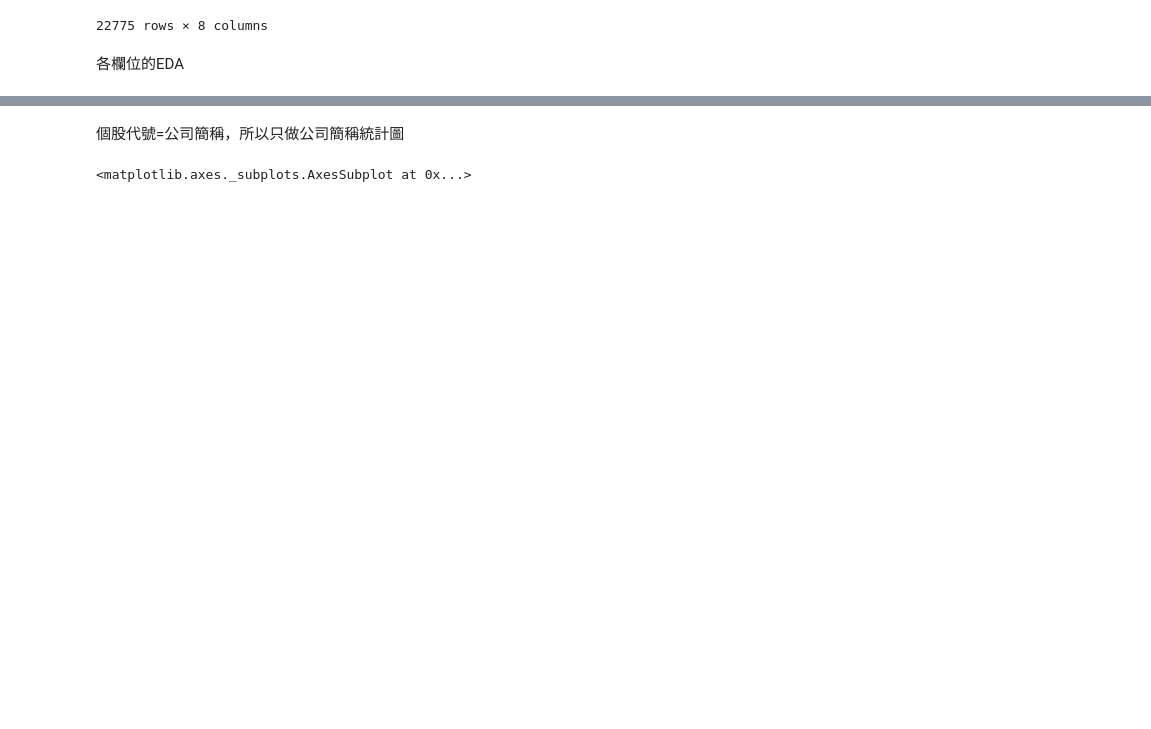
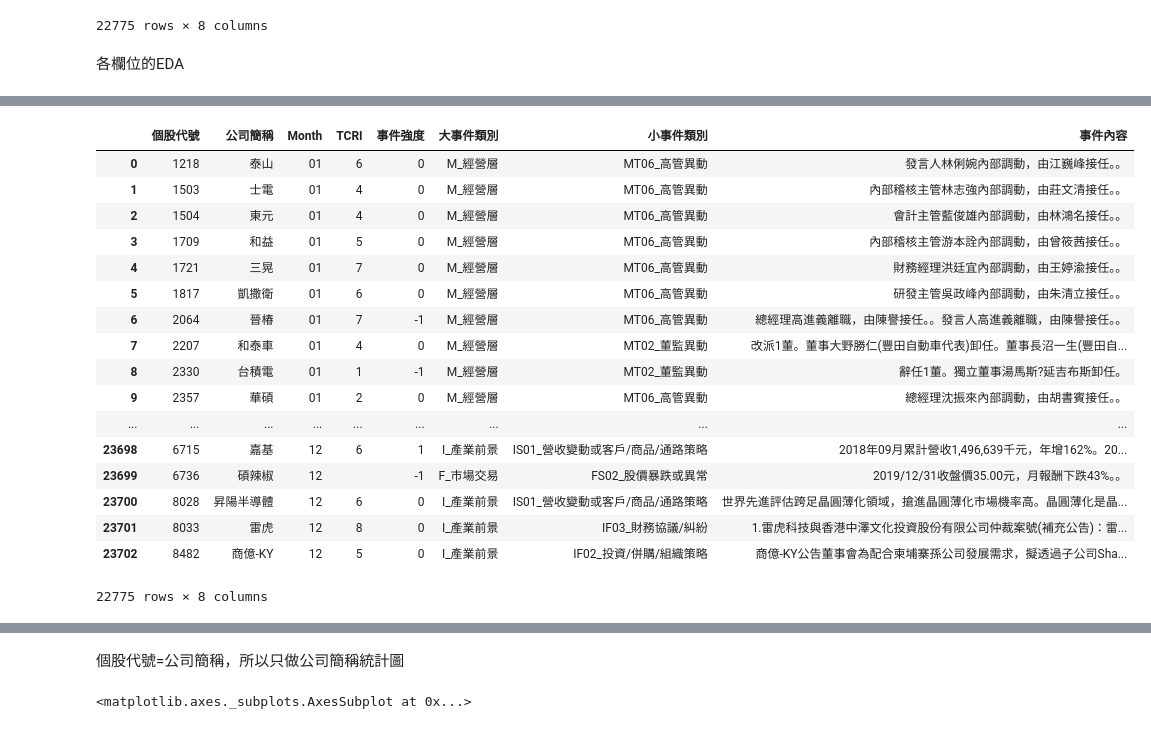
Before and after one commit to p314008dsa/Text-mining, a Jupyter notebook: Data/金融科技實作(EDA).ipynb, the cells around one changed output, grey strips where cells are left out. Cells and saved outputs as stored; diff of their text form; code cells hidden in the pictures; blank space fills up the shorter version.

```diff
--- a/Data/金融科技實作(EDA).ipynb
+++ b/Data/金融科技實作(EDA).ipynb
@@ -152,0 +173,22 @@ df
+# %%
+df.insert(2, 'Month', month)
+df
+# %% [output]
+|  | 個股代號 | 公司簡稱 | Month | TCRI | 事件強度 | 大事件類別 | 小事件類別 | 事件內容 |
+| 0 | 1218 | 泰山 | 01 | 6 | 0 | M_經營層 | MT06_高管異動 | 發言人林俐婉內部調動，由江巍峰接任。。 |
+| 1 | 1503 | 士電 | 01 | 4 | 0 | M_經營層 | MT06_高管異動 | 內部稽核主管林志強內部調動，由莊文清接任。。 |
+| 2 | 1504 | 東元 | 01 | 4 | 0 | M_經營層 | MT06_高管異動 | 會計主管藍俊雄內部調動，由林鴻名接任。。 |
+| 3 | 1709 | 和益 | 01 | 5 | 0 | M_經營層 | MT06_高管異動 | 內部稽核主管游本詮內部調動，由曾筱茜接任。。 |
+| 4 | 1721 | 三晃 | 01 | 7 | 0 | M_經營層 | MT06_高管異動 | 財務經理洪廷宜內部調動，由王婷渝接任。。 |
+| 5 | 1817 | 凱撒衛 | 01 | 6 | 0 | M_經營層 | MT06_高管異動 | 研發主管吳政峰內部調動，由朱清立接任。。 |
+| 6 | 2064 | 晉椿 | 01 | 7 | -1 | M_經營層 | MT06_高管異動 | 總經理高進義離職，由陳譽接任。。發言人高進義離職，由陳譽接任。。 |
+| 7 | 2207 | 和泰車 | 01 | 4 | 0 | M_經營層 | MT02_董監異動 | 改派1董。董事大野勝仁(豐田自動車代表)卸任。董事長沼一生(豐田自... |
+| 8 | 2330 | 台積電 | 01 | 1 | -1 | M_經營層 | MT02_董監異動 | 辭任1董。獨立董事湯馬斯?延吉布斯卸任。 |
+| 9 | 2357 | 華碩 | 01 | 2 | 0 | M_經營層 | MT06_高管異動 | 總經理沈振來內部調動，由胡書賓接任。。 |
+| ... | ... | ... | ... | ... | ... | ... | ... | ... |
+| 23698 | 6715 | 嘉基 | 12 | 6 | 1 | I_產業前景 | IS01_營收變動或客戶/商品/通路策略 | 2018年09月累計營收1,496,639千元，年增162%。20... |
+| 23699 | 6736 | 碩辣椒 | 12 |  | -1 | F_市場交易 | FS02_股價暴跌或異常 | 2019/12/31收盤價35.00元，月報酬下跌43%。。 |
+| 23700 | 8028 | 昇陽半導體 | 12 | 6 | 0 | I_產業前景 | IS01_營收變動或客戶/商品/通路策略 | 世界先進評估跨足晶圓薄化領域，搶進晶圓薄化市場機率高。晶圓薄化是晶... |
+| 23701 | 8033 | 雷虎 | 12 | 8 | 0 | I_產業前景 | IF03_財務協議/糾紛 | 1.雷虎科技與香港中澤文化投資股份有限公司仲裁案號(補充公告)：雷... |
+| 23702 | 8482 | 商億-KY | 12 | 5 | 0 | I_產業前景 | IF02_投資/併購/組織策略 | 商億-KY公告董事會為配合柬埔寨孫公司發展需求，擬透過子公司Sha... |
+22775 rows × 8 columns
```
Also changed, not shown: parts of 11 cells of this notebook.
